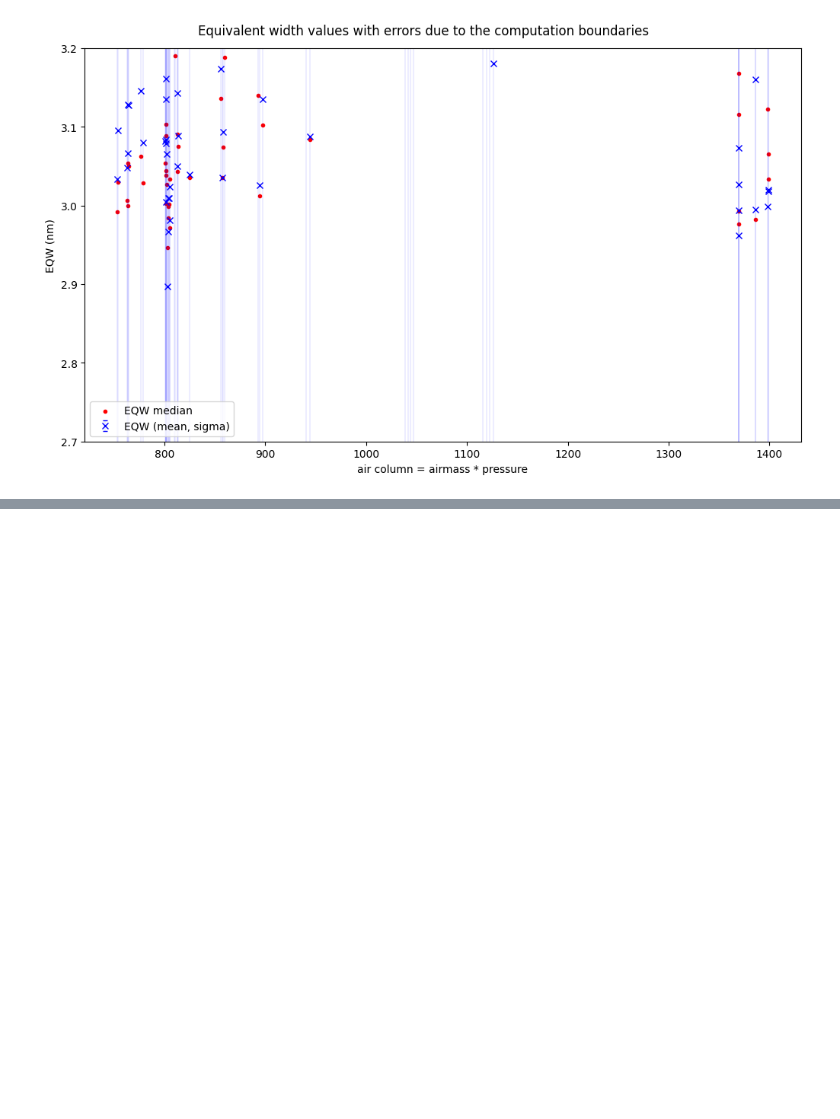
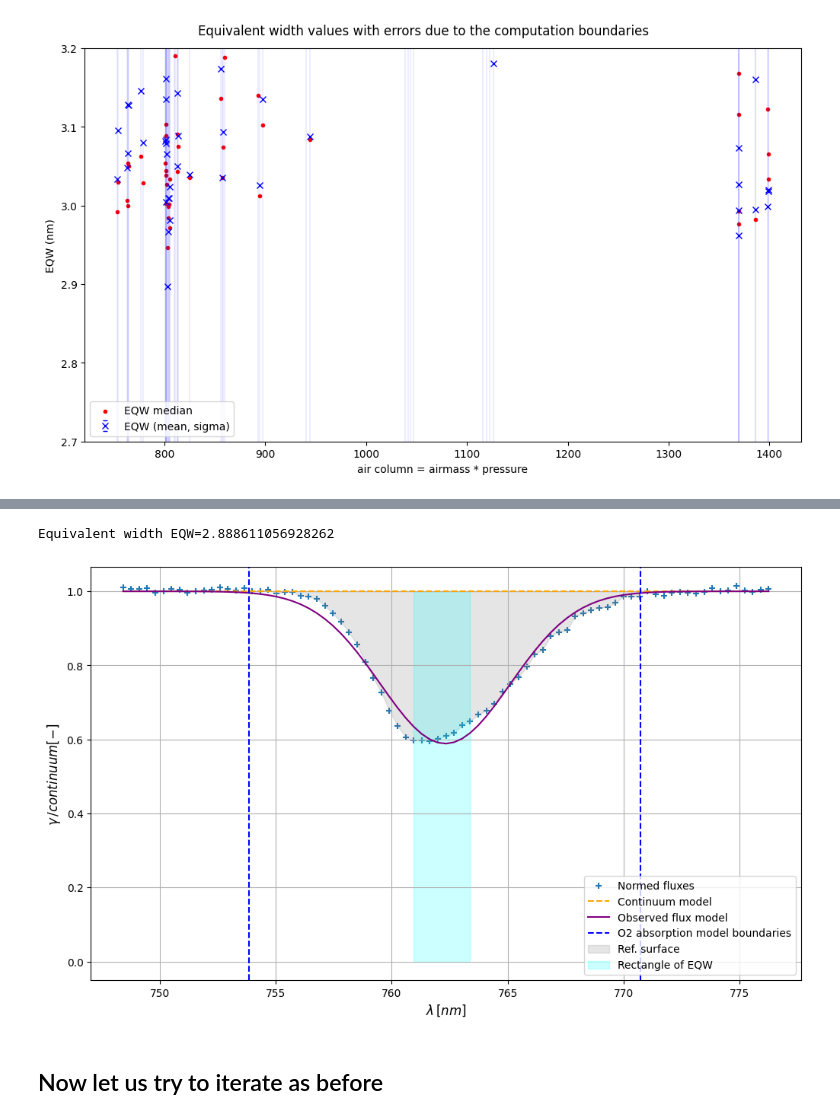
Before and after one commit to mrmonroy/AuxTel_eqw, a Jupyter notebook: O2_EQW/calculate_o2_eqw.ipynb, the cells around one changed output, grey strips where cells are left out. Cells and saved outputs as stored; diff of their text form; code cells hidden in the pictures; blank space fills up the shorter version.

```diff
--- a/O2_EQW/calculate_o2_eqw.ipynb
+++ b/O2_EQW/calculate_o2_eqw.ipynb
@@ -489,0 +635,8 @@ Text(0.5, 0.98, 'Equivalent width values with errors due to the computation boun
+# %%
+eqw_val = eqw_norm(lambda_ref, flux_ref, abs_min, abs_max, make_plot=True)
+print("Equivalent width EQW={}".format(eqw_val))
+# %% [output]
+Equivalent width EQW=2.888611056928262
+[figure, added]
+# %% [markdown]
+## Now let us try to iterate as before
```
Also changed, not shown: parts of 12 cells of this notebook.
